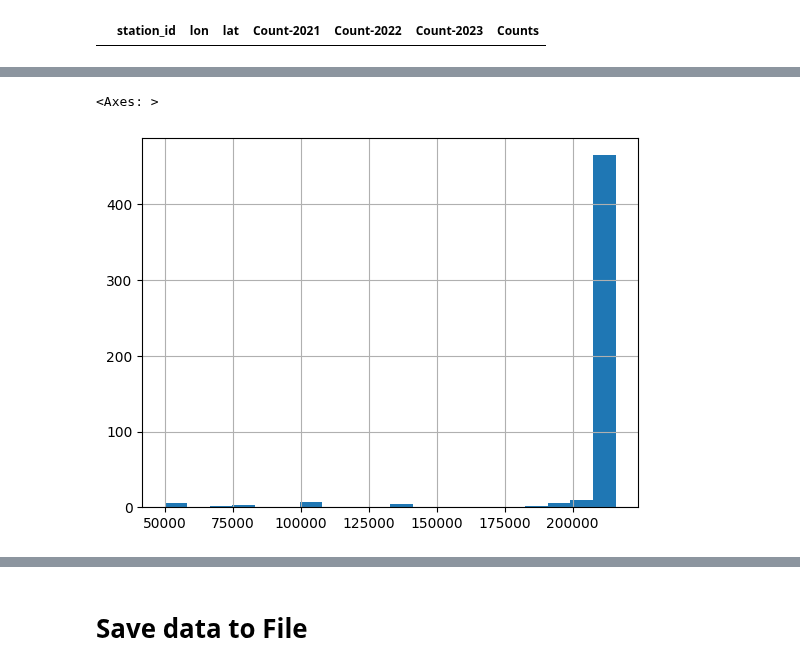
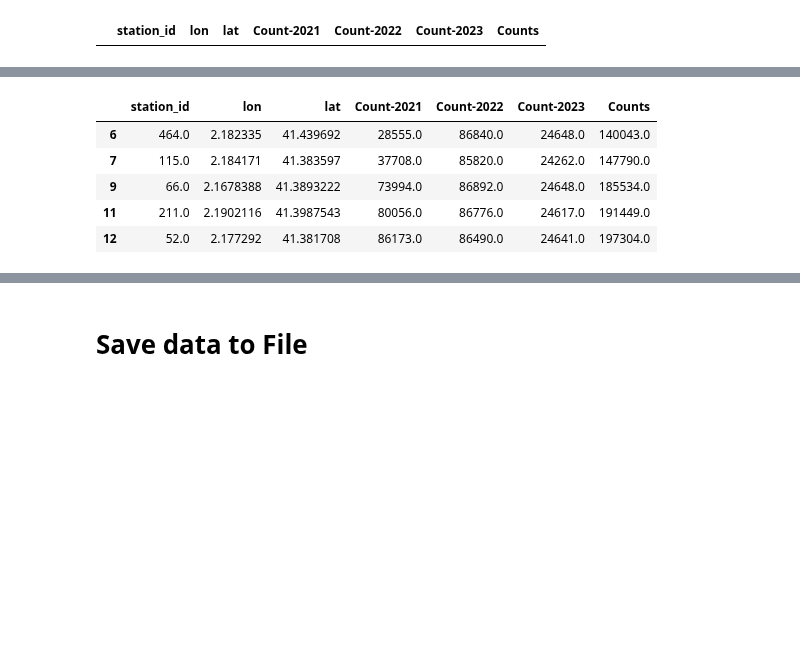
Before and after one commit to or1ol/CaptstoneProject, a Jupyter notebook: ReadIDataInformationEstacions.ipynb, the cells around one changed output, grey strips where cells are left out. Cells and saved outputs as stored; diff of their text form; code cells hidden in the pictures; blank space fills up the shorter version.

```diff
--- a/ReadIDataInformationEstacions.ipynb
+++ b/ReadIDataInformationEstacions.ipynb
@@ -299,5 +283,9 @@ result_data
-# %%
-result_data[result_data.Counts > 50000].Counts.hist(bins=20)
-# %% [output]
-<Axes: >
-[figure, removed]
+# %%
+result_data.head()
+# %% [output]
+|  | station_id | lon | lat | Count-2021 | Count-2022 | Count-2023 | Counts |
+| 6 | 464.0 | 2.182335 | 41.439692 | 28555.0 | 86840.0 | 24648.0 | 140043.0 |
+| 7 | 115.0 | 2.184171 | 41.383597 | 37708.0 | 85820.0 | 24262.0 | 147790.0 |
+| 9 | 66.0 | 2.1678388 | 41.3893222 | 73994.0 | 86892.0 | 24648.0 | 185534.0 |
+| 11 | 211.0 | 2.1902116 | 41.3987543 | 80056.0 | 86776.0 | 24617.0 | 191449.0 |
+| 12 | 52.0 | 2.177292 | 41.381708 | 86173.0 | 86490.0 | 24641.0 | 197304.0 |
```
Also changed, not shown: parts of 8 cells of this notebook, 8 other files.
